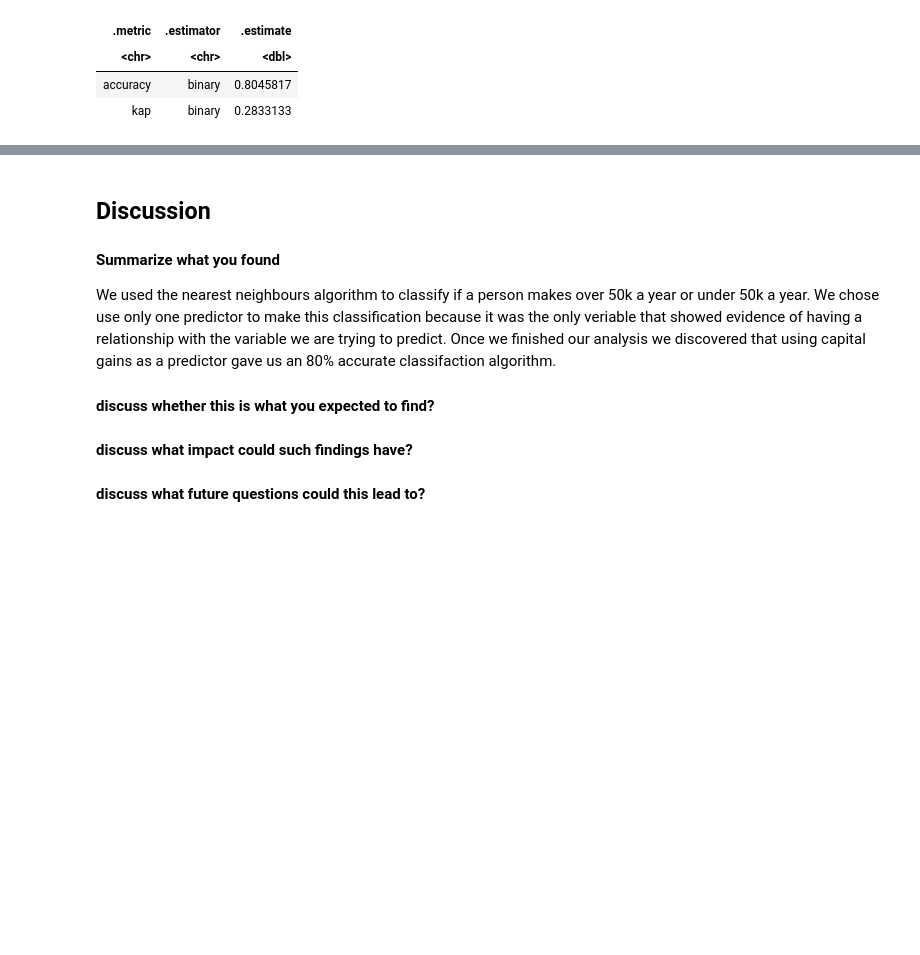
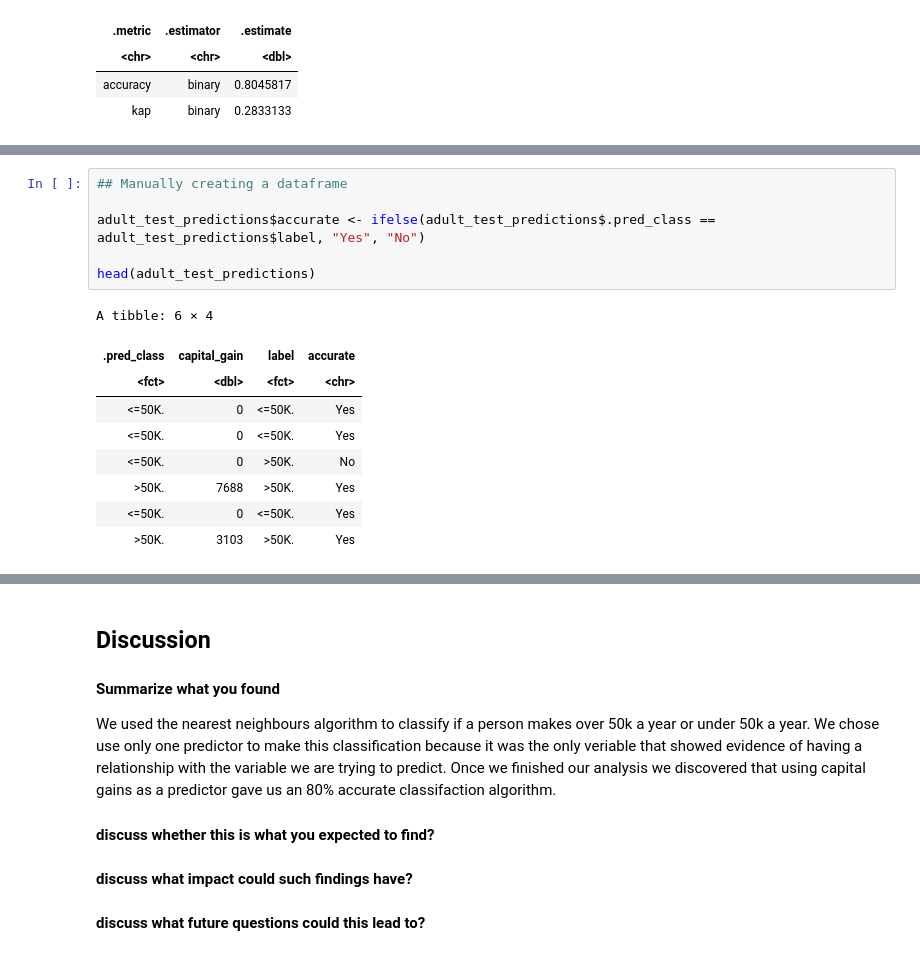
Before and after one commit to jasreetd/Group_Proposal, a Jupyter notebook: Riley.ipynb, the cells around one changed output, grey strips where cells are left out. Drawn from its saved outputs; the diff is of its cells as text; blank space fills up the shorter version.

```diff
--- a/Riley.ipynb
+++ b/Riley.ipynb
@@ -437,0 +447,16 @@ Prediction  <=50K.  >50K.
+# %%
+## Manually creating a dataframe
+
+adult_test_predictions$accurate <- ifelse(adult_test_predictions$.pred_class == adult_test_predictions$label, "Yes", "No")
+
+head(adult_test_predictions)
+# %% [output]
+A tibble: 6 × 4
+| .pred_class | capital_gain | label | accurate |
+| <fct> | <dbl> | <fct> | <chr> |
+| <=50K. | 0 | <=50K. | Yes |
+| <=50K. | 0 | <=50K. | Yes |
+| <=50K. | 0 | >50K. | No |
+| >50K. | 7688 | >50K. | Yes |
+| <=50K. | 0 | <=50K. | Yes |
+| >50K. | 3103 | >50K. | Yes |
```
Also changed, not shown: parts of 4 cells of this notebook.
